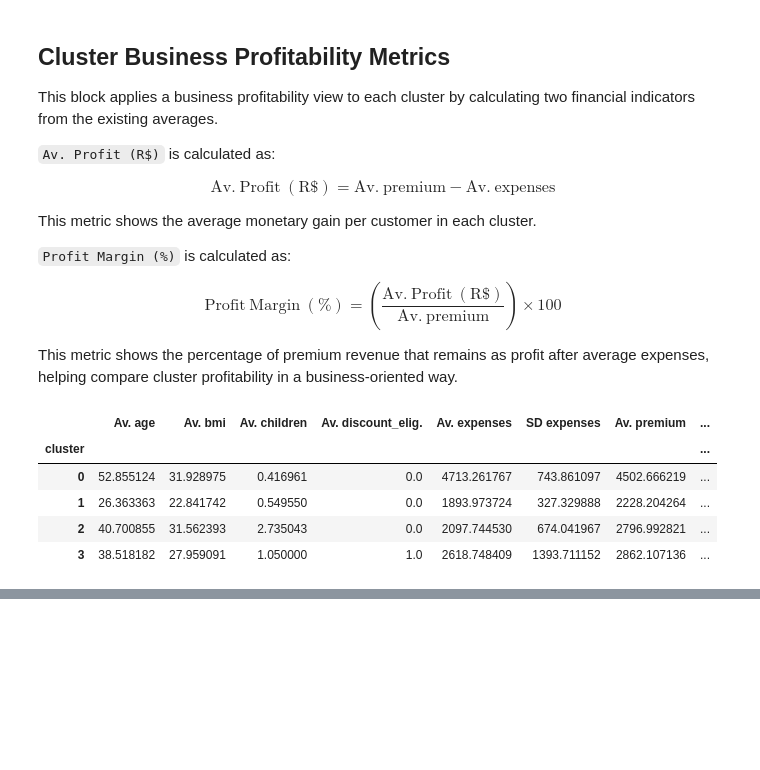
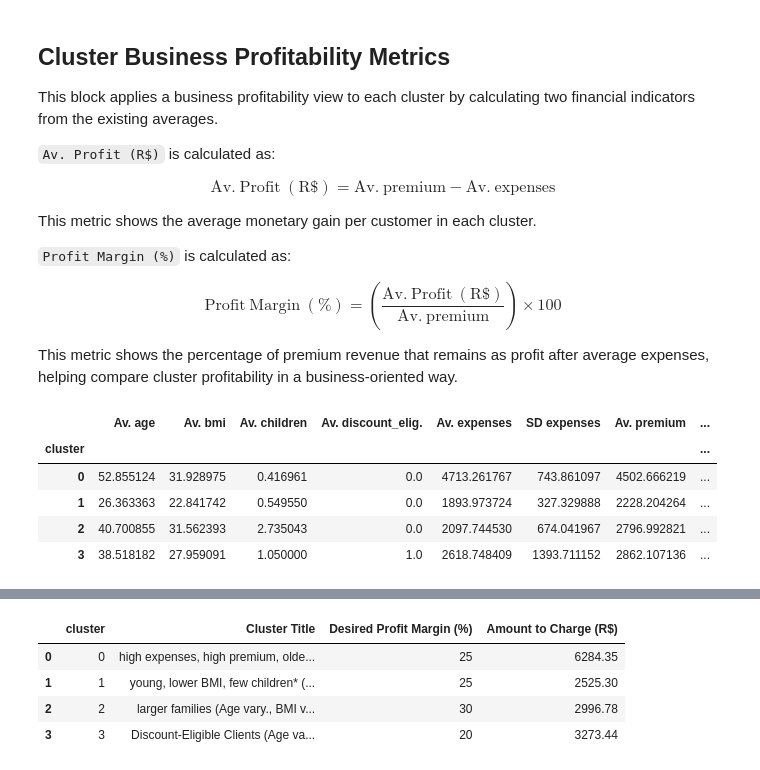
Before and after one commit to renancaetan0/prediction_methods_health_insurance, a Jupyter notebook: notebooks/linear_regression_and_clustering_compairson_health_insurance_case.ipynb, the cells around one changed output, grey strips where cells are left out. Drawn from its saved outputs; the diff is of its cells as text; code cells hidden in the pictures; blank space fills up the shorter version.

```diff
--- a/notebooks/linear_regression_and_clustering_compairson_health_insurance_case.ipynb
+++ b/notebooks/linear_regression_and_clustering_compairson_health_insurance_case.ipynb
@@ -1581,0 +1638,49 @@ display(cluster_analysis_business_df)  # displaying final dataframe
+# %%
+#=========================================
+# Cretae a df with fuzzy cluster titles and merge with financial info for final output
+#=========================================
+
+# creating compatibility aliases expected by the fuzzy title functions
+cluster_mean_df["age"] = cluster_mean_df["Av. age"]  # alias for fuzzy logic
+cluster_mean_df["bmi"] = cluster_mean_df["Av. bmi"]  # alias for fuzzy logic
+cluster_mean_df["children"] = cluster_mean_df["Av. children"]  # alias for fuzzy logic
+cluster_mean_df["expenses"] = cluster_mean_df["Av. expenses"]  # alias for fuzzy logic
+cluster_mean_df["premium"] = cluster_mean_df["Av. premium"]  # alias for fuzzy logic
+cluster_mean_df["discount_eligibility_binary"] = cluster_mean_df["Av. discount_elig."]  # alias for fuzzy logic
+
+cluster_cv_df["age"] = cluster_cv_df["CV% age"]  # alias for fuzzy logic
+cluster_cv_df["bmi"] = cluster_cv_df["CV% bmi"]  # alias for fuzzy logic
+cluster_cv_df["children"] = cluster_cv_df["CV% children"]  # alias for fuzzy logic
+cluster_cv_df["expenses"] = cluster_cv_df["CV% expenses"]  # alias for fuzzy logic
+cluster_cv_df["premium"] = cluster_cv_df["CV% premium"]  # alias for fuzzy logic
+cluster_cv_df["discount_eligibility_binary"] = cluster_cv_df["CV% discount_elig."]  # alias for fuzzy logic
+
+# clearing fuzzy cache so titles are recalculated with current values
+feature_cache = {}  # resetting cache
+
+# creating dataframe with fuzzy cluster titles
+cluster_title_df = pd.DataFrame({"cluster": cluster_analysis_business_df.index})  # cluster ids
+cluster_title_df["Cluster Title"] = cluster_title_df["cluster"].apply(
+    lambda cluster_id: arrange_cluster_title(cluster_id, *build_cluster_name_core(cluster_id))
+)  # generating fuzzy title per cluster
+
+# selecting business columns required in the final output
+cluster_finance_df = cluster_analysis_business_df.reset_index()[
+    ["cluster", "Desired Profit Margin (%)", "Amount to Charge (R$)"]
+]  # financial columns
+
+# merging title + pricing info
+cluster_pricing_summary_df = cluster_title_df.merge(
+    cluster_finance_df,
+    on="cluster",
+    how="left"
+)  # final merge
+
+# displaying final dataframe
+display(cluster_pricing_summary_df)  # output: cluster / title / desired margin / amount to charge
+# %% [output]
+|  | cluster | Cluster Title | Desired Profit Margin (%) | Amount to Charge (R$) |
+| 0 | 0 | high expenses, high premium, olde... | 25 | 6284.35 |
+| 1 | 1 | young, lower BMI, few children* (... | 25 | 2525.30 |
+| 2 | 2 | larger families (Age vary., BMI v... | 30 | 2996.78 |
+| 3 | 3 | Discount-Eligible Clients (Age va... | 20 | 3273.44 |
```
Also changed, not shown: parts of 4 cells of this notebook.
